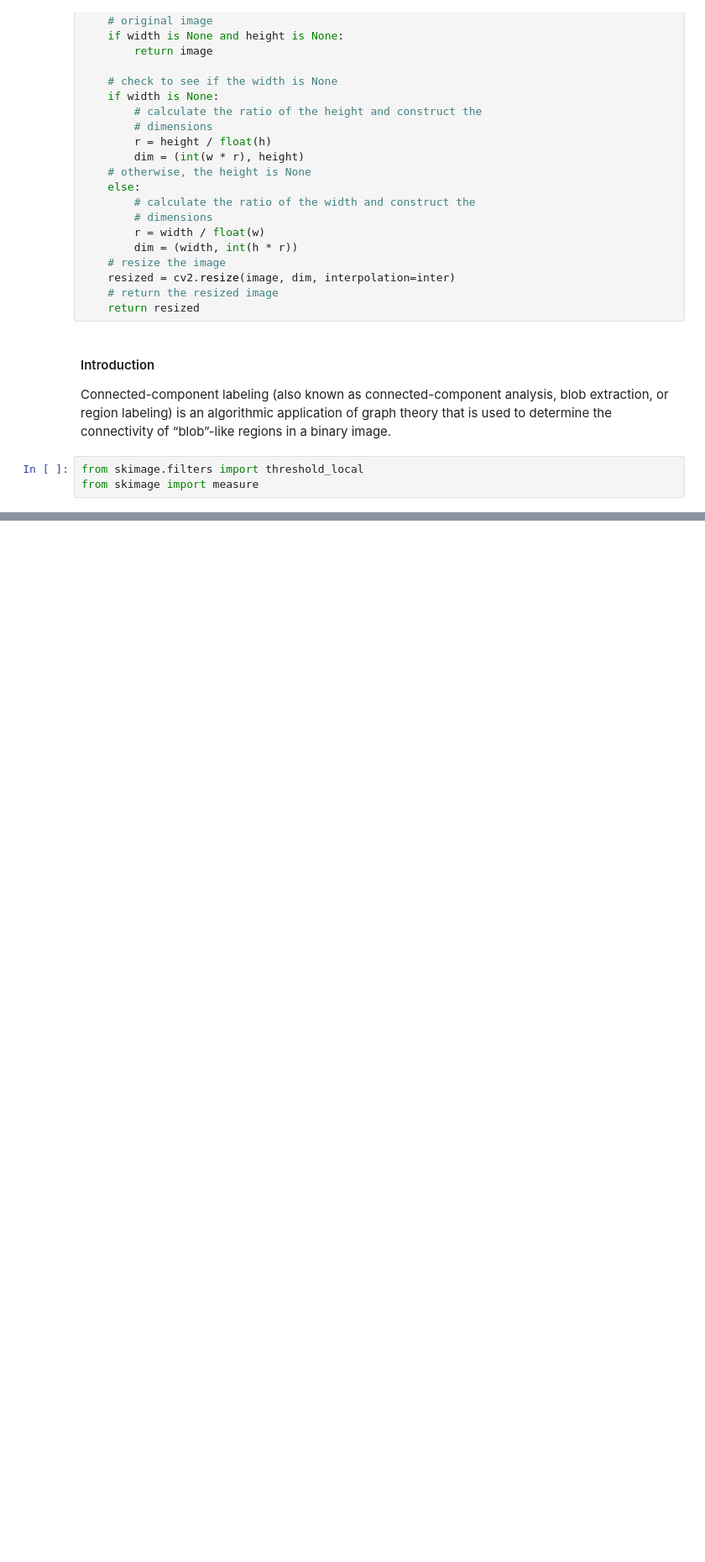
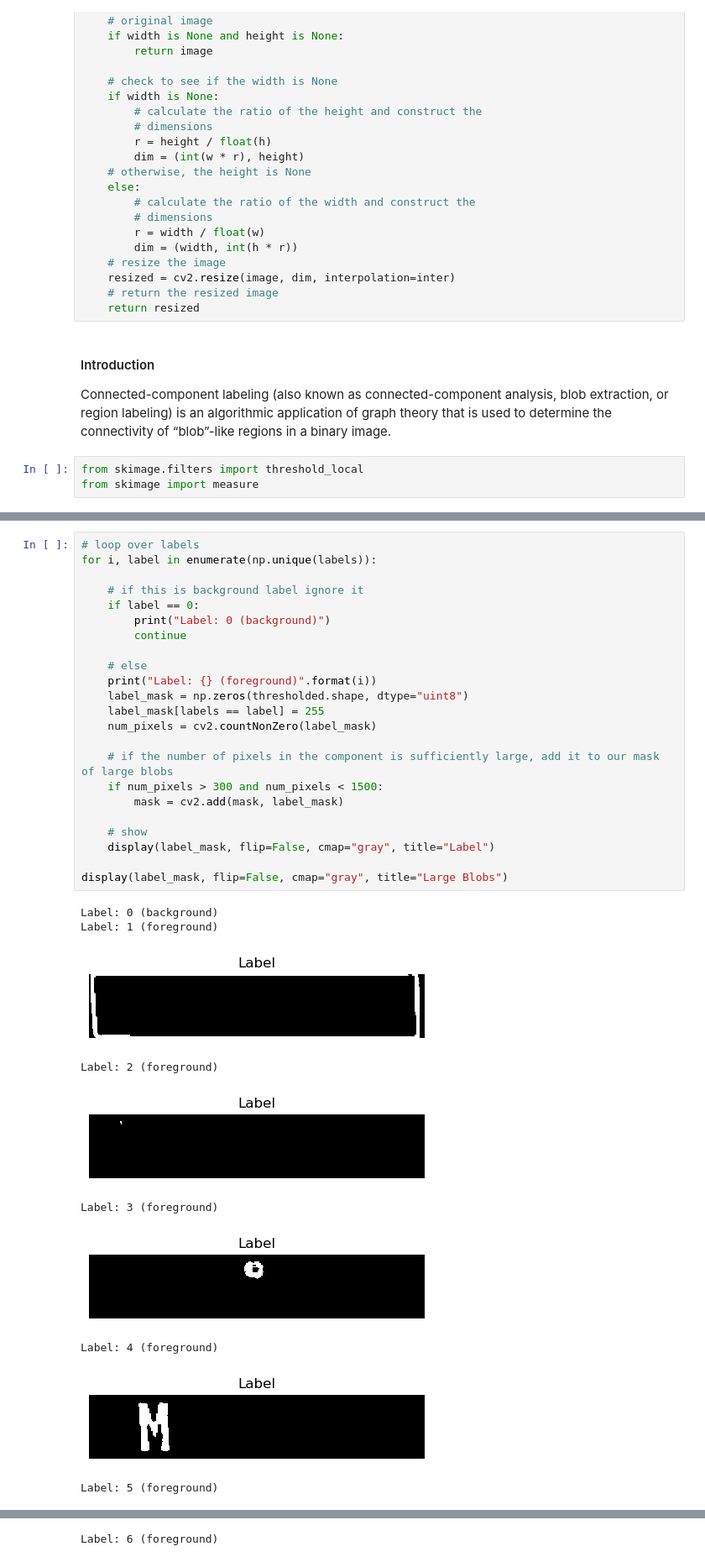
Before and after one commit to KarthikKothareddy/pisgurus, a Jupyter notebook: connected_component_labelling.ipynb, the cells around one changed output, grey strips where cells are left out. Shown at 84% size. Drawn from its saved outputs; the diff is of its cells as text; blank space fills up the shorter version.

```diff
--- a/connected_component_labelling.ipynb
+++ b/connected_component_labelling.ipynb
@@ -88,0 +111,34 @@ display(v)
+# %%
+# loop over labels
+for i, label in enumerate(np.unique(labels)):
+
+    # if this is background label ignore it
+    if label == 0:
+        print("Label: 0 (background)")
+        continue
+
+    # else
+    print("Label: {} (foreground)".format(i))
+    label_mask = np.zeros(thresholded.shape, dtype="uint8")
+    label_mask[labels == label] = 255
+    num_pixels = cv2.countNonZero(label_mask)
+
+    # if the number of pixels in the component is sufficiently large, add it to our mask of large blobs
+    if num_pixels > 300 and num_pixels < 1500:
+        mask = cv2.add(mask, label_mask)
+
+    # show
+    display(label_mask, flip=False, cmap="gray", title="Label")
+
+display(label_mask, flip=False, cmap="gray", title="Large Blobs")
+# %% [output]
+Label: 0 (background)
+Label: 1 (foreground)
+[figure, added]
+Label: 2 (foreground)
+[figure, added]
+Label: 3 (foreground)
+[figure, added]
+Label: 4 (foreground)
+[figure, added]
+Label: 5 (foreground)
@@ -88,0 +146 @@ display(v)
+Label: 6 (foreground)
```
Also changed, not shown: parts of 4 cells of this notebook, 1 other file.
